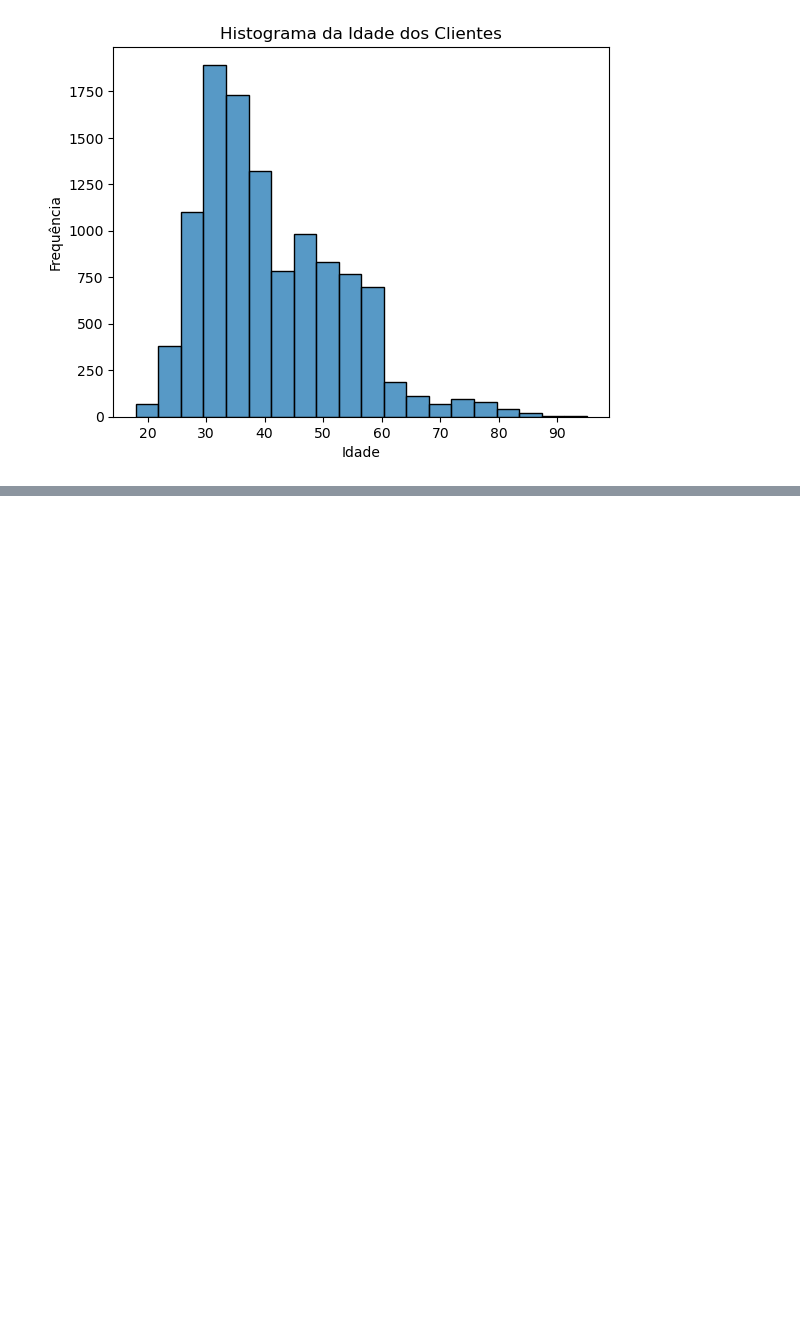
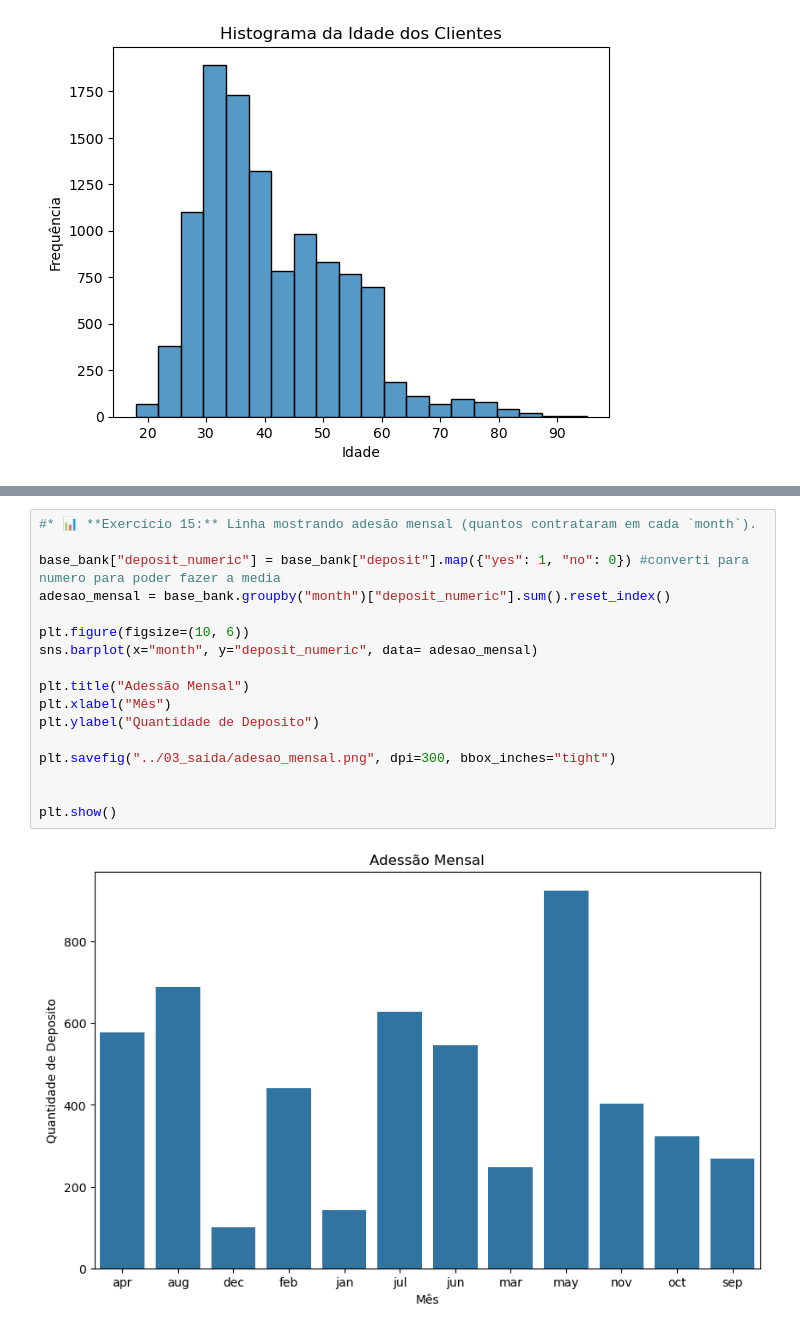
Before and after one commit to Melattoo/learning_bank, a Jupyter notebook: 02_script/03_exercicios.ipynb, the cells around one changed output, grey strips where cells are left out. Drawn from its saved outputs; the diff is of its cells as text; blank space fills up the shorter version.

```diff
--- a/02_script/03_exercicios.ipynb
+++ b/02_script/03_exercicios.ipynb
@@ -17,0 +66,19 @@ plt.show()
+# %%
+#* 📊 **Exercício 15:** Linha mostrando adesão mensal (quantos contrataram em cada `month`).
+
+base_bank["deposit_numeric"] = base_bank["deposit"].map({"yes": 1, "no": 0}) #converti para numero para poder fazer a media
+adesao_mensal = base_bank.groupby("month")["deposit_numeric"].sum().reset_index()
+
+plt.figure(figsize=(10, 6))
+sns.barplot(x="month", y="deposit_numeric", data= adesao_mensal)
+
+plt.title("Adessão Mensal")
+plt.xlabel("Mês")
+plt.ylabel("Quantidade de Deposito")
+
+plt.savefig("../03_saida/adesao_mensal.png", dpi=300, bbox_inches="tight")
+
+
+plt.show()
+# %% [output]
+[figure, added]
```
Also changed, not shown: parts of 3 cells of this notebook, 12 other files.
